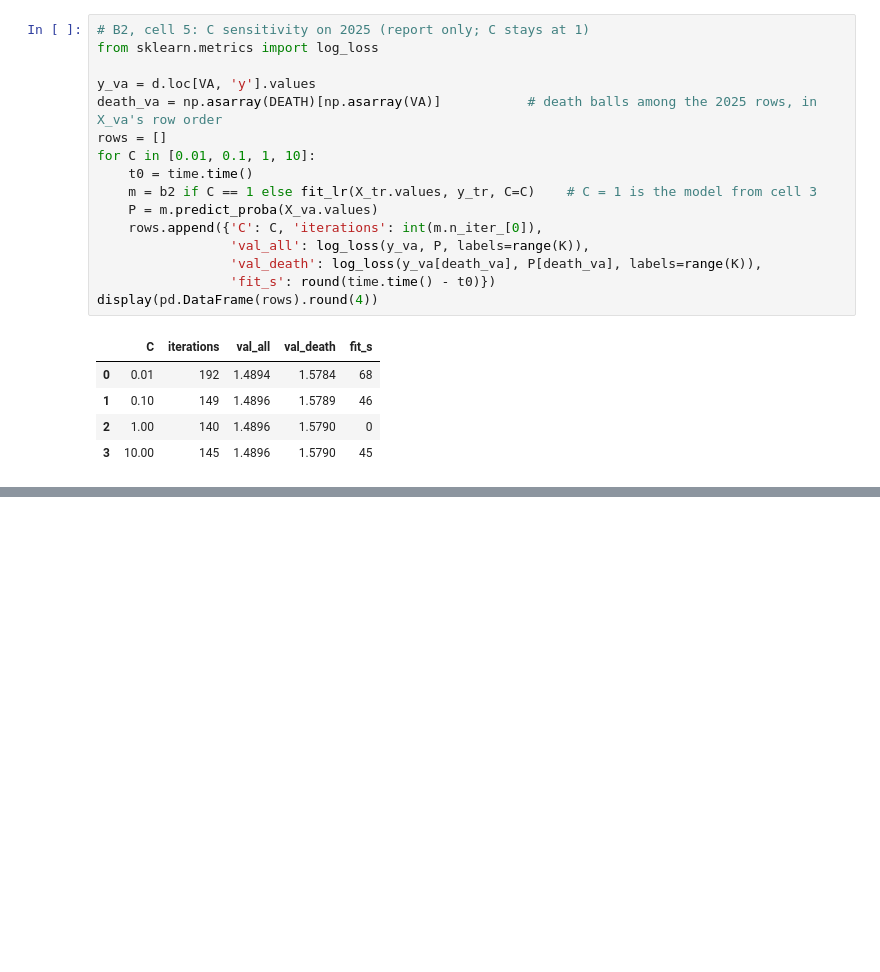
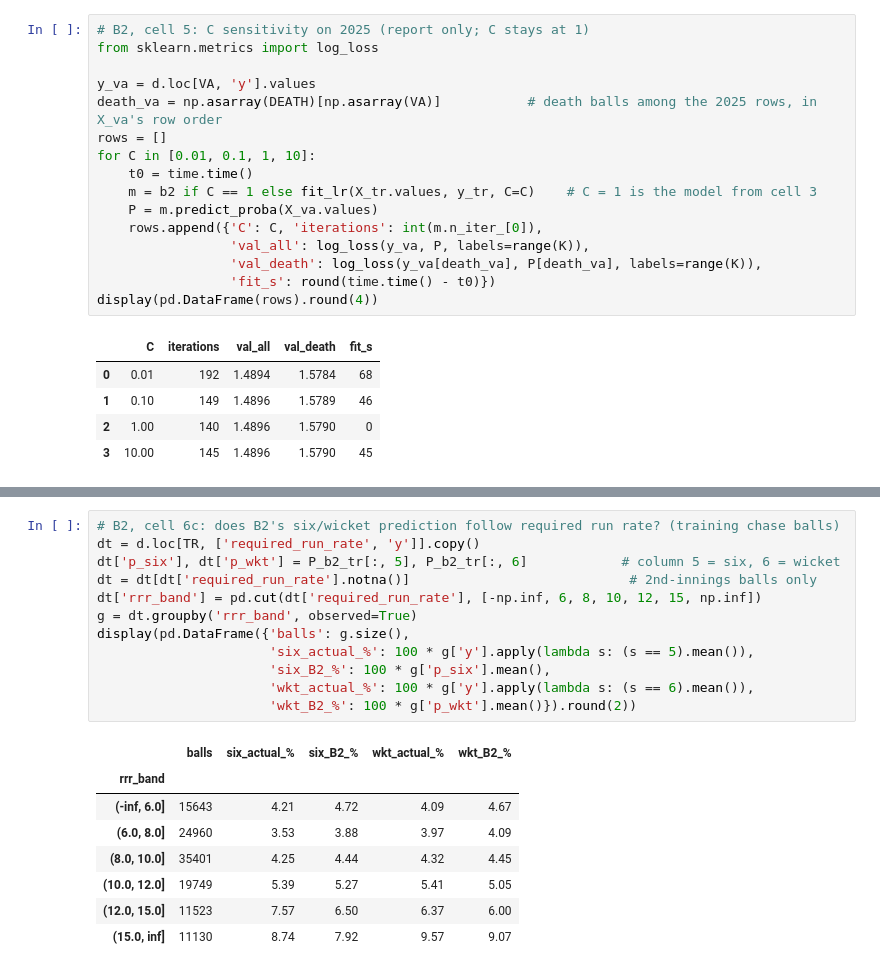
Before and after one commit to arjunnamburi/ml_death_overs_ipl, a Jupyter notebook: notebooks/models.ipynb, the cells around one changed output, grey strips where cells are left out. Cells and saved outputs as stored; diff of their text form; blank space fills up the shorter version.

```diff
--- a/notebooks/models.ipynb
+++ b/notebooks/models.ipynb
@@ -802,0 +880,21 @@ display(pd.DataFrame(rows).round(4))
+# %%
+# B2, cell 6c: does B2's six/wicket prediction follow required run rate? (training chase balls)
+dt = d.loc[TR, ['required_run_rate', 'y']].copy()
+dt['p_six'], dt['p_wkt'] = P_b2_tr[:, 5], P_b2_tr[:, 6]            # column 5 = six, 6 = wicket
+dt = dt[dt['required_run_rate'].notna()]                            # 2nd-innings balls only
+dt['rrr_band'] = pd.cut(dt['required_run_rate'], [-np.inf, 6, 8, 10, 12, 15, np.inf])
+g = dt.groupby('rrr_band', observed=True)
+display(pd.DataFrame({'balls': g.size(),
+                      'six_actual_%': 100 * g['y'].apply(lambda s: (s == 5).mean()),
+                      'six_B2_%': 100 * g['p_six'].mean(),
+                      'wkt_actual_%': 100 * g['y'].apply(lambda s: (s == 6).mean()),
+                      'wkt_B2_%': 100 * g['p_wkt'].mean()}).round(2))
+# %% [output]
+|  | balls | six_actual_% | six_B2_% | wkt_actual_% | wkt_B2_% |
+| rrr_band |  |  |  |  |  |
+| (-inf, 6.0] | 15643 | 4.21 | 4.72 | 4.09 | 4.67 |
+| (6.0, 8.0] | 24960 | 3.53 | 3.88 | 3.97 | 4.09 |
+| (8.0, 10.0] | 35401 | 4.25 | 4.44 | 4.32 | 4.45 |
+| (10.0, 12.0] | 19749 | 5.39 | 5.27 | 5.41 | 5.05 |
+| (12.0, 15.0] | 11523 | 7.57 | 6.50 | 6.37 | 6.00 |
+| (15.0, inf] | 11130 | 8.74 | 7.92 | 9.57 | 9.07 |
```
Also changed, not shown: parts of 4 cells of this notebook.
